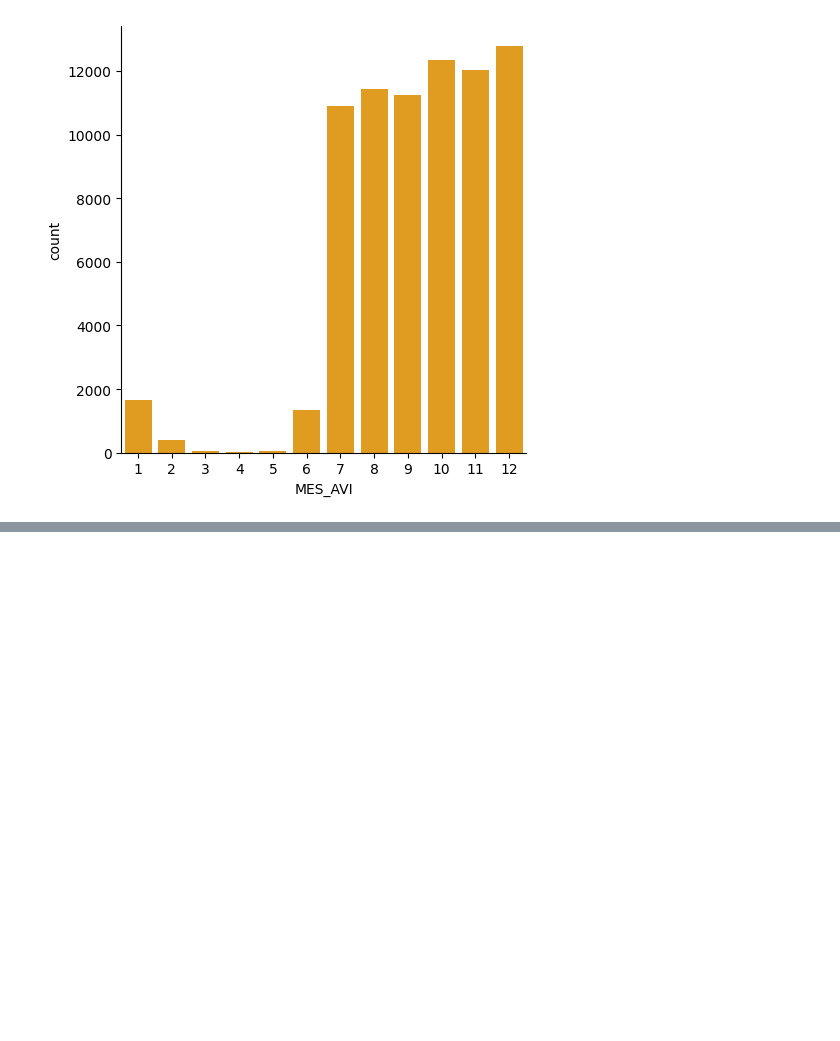
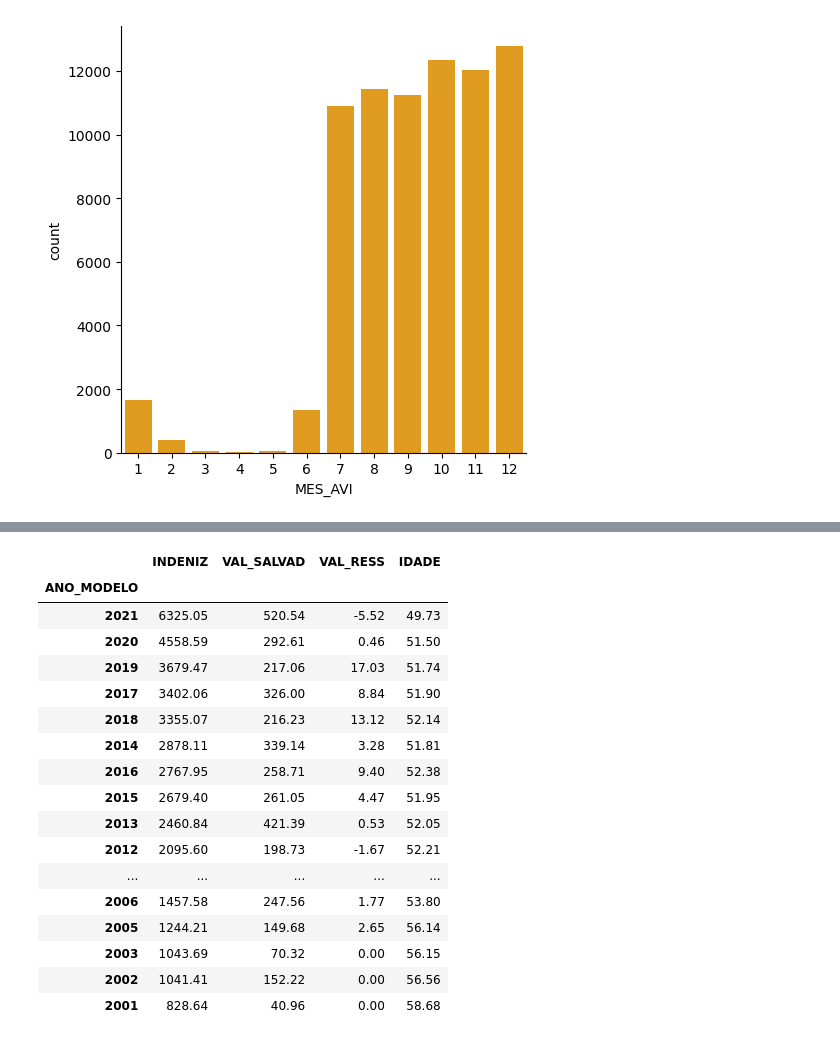
Before and after one commit to Gcango/Projecto_6, a Jupyter notebook: Analise_Seguradoras.ipynb, the cells around one changed output, grey strips where cells are left out. Drawn from its saved outputs; the diff is of its cells as text; code cells hidden in the pictures; blank space fills up the shorter version.

```diff
--- a/Analise_Seguradoras.ipynb
+++ b/Analise_Seguradoras.ipynb
@@ -689,0 +730,21 @@ sns.catplot(data=dados, x='MES_AVI', kind='count', color='orange');
+# %%
+dados.groupby('ANO_MODELO')[['INDENIZ','VAL_SALVAD','VAL_RESS', 'IDADE']].mean().sort_values(by='INDENIZ', ascending=False)
+# %% [output]
+|  | INDENIZ | VAL_SALVAD | VAL_RESS | IDADE |
+| ANO_MODELO |  |  |  |  |
+| 2021 | 6325.05 | 520.54 | -5.52 | 49.73 |
+| 2020 | 4558.59 | 292.61 | 0.46 | 51.50 |
+| 2019 | 3679.47 | 217.06 | 17.03 | 51.74 |
+| 2017 | 3402.06 | 326.00 | 8.84 | 51.90 |
+| 2018 | 3355.07 | 216.23 | 13.12 | 52.14 |
+| 2014 | 2878.11 | 339.14 | 3.28 | 51.81 |
+| 2016 | 2767.95 | 258.71 | 9.40 | 52.38 |
+| 2015 | 2679.40 | 261.05 | 4.47 | 51.95 |
+| 2013 | 2460.84 | 421.39 | 0.53 | 52.05 |
+| 2012 | 2095.60 | 198.73 | -1.67 | 52.21 |
+| ... | ... | ... | ... | ... |
+| 2006 | 1457.58 | 247.56 | 1.77 | 53.80 |
+| 2005 | 1244.21 | 149.68 | 2.65 | 56.14 |
+| 2003 | 1043.69 | 70.32 | 0.00 | 56.15 |
+| 2002 | 1041.41 | 152.22 | 0.00 | 56.56 |
+| 2001 | 828.64 | 40.96 | 0.00 | 58.68 |
```
Also changed, not shown: parts of 7 cells of this notebook.
